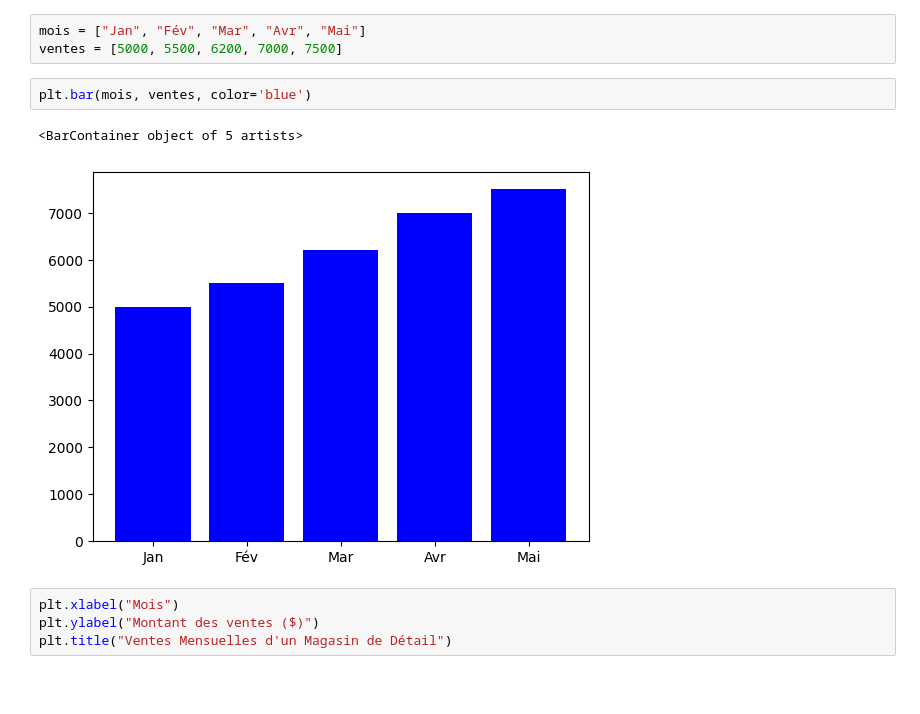
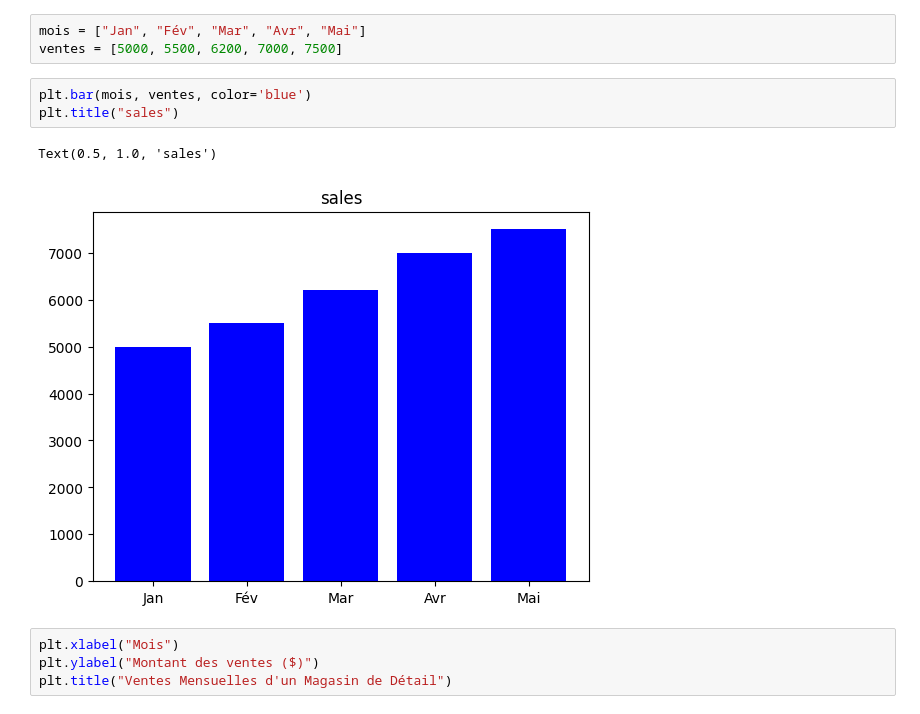
Before and after one commit to nico94000/Bootcamp_GenAi_Fev2025, a Jupyter notebook: Week_2/Day 4/exercieobligatoires.ipynb, the cells around one changed output. Saved outputs shown, nothing was run; the diff lists cells and outputs as text; blank space fills up the shorter version.

```diff
--- a/Week_2/Day 4/exercieobligatoires.ipynb
+++ b/Week_2/Day 4/exercieobligatoires.ipynb
@@ -34,9 +34,10 @@ mois = ["Jan", "Fév", "Mar", "Avr", "Mai"]
 ventes = [5000, 5500, 6200, 7000, 7500]
 # %%
 plt.bar(mois, ventes, color='blue')
+plt.title("sales")
 # %% [output]
-<BarContainer object of 5 artists>
+Text(0.5, 1.0, 'sales')
-[figure, old version]
+[figure, new version]
 # %%
 plt.xlabel("Mois")
 plt.ylabel("Montant des ventes ($)")
```
Also changed, not shown: 3 other files.
